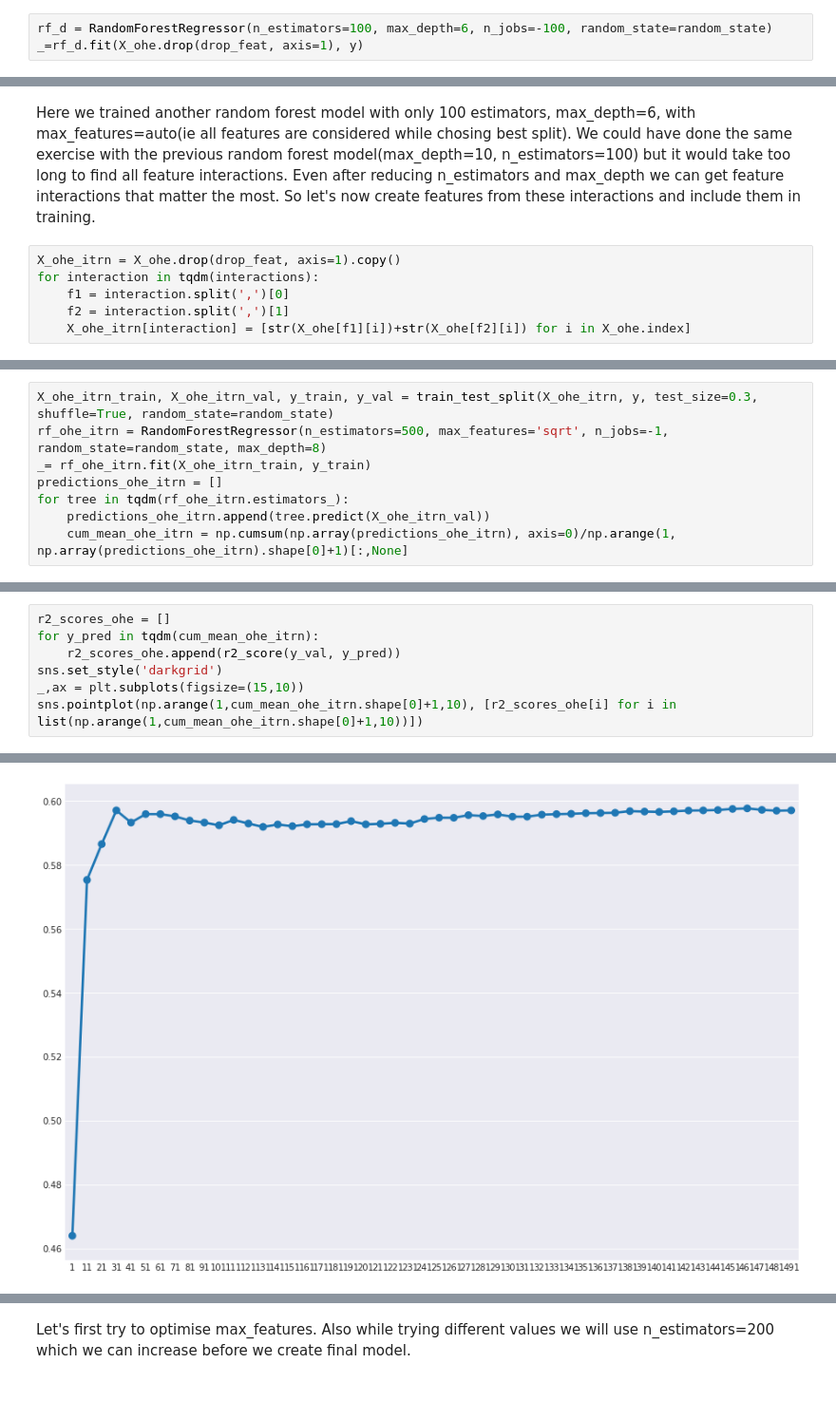
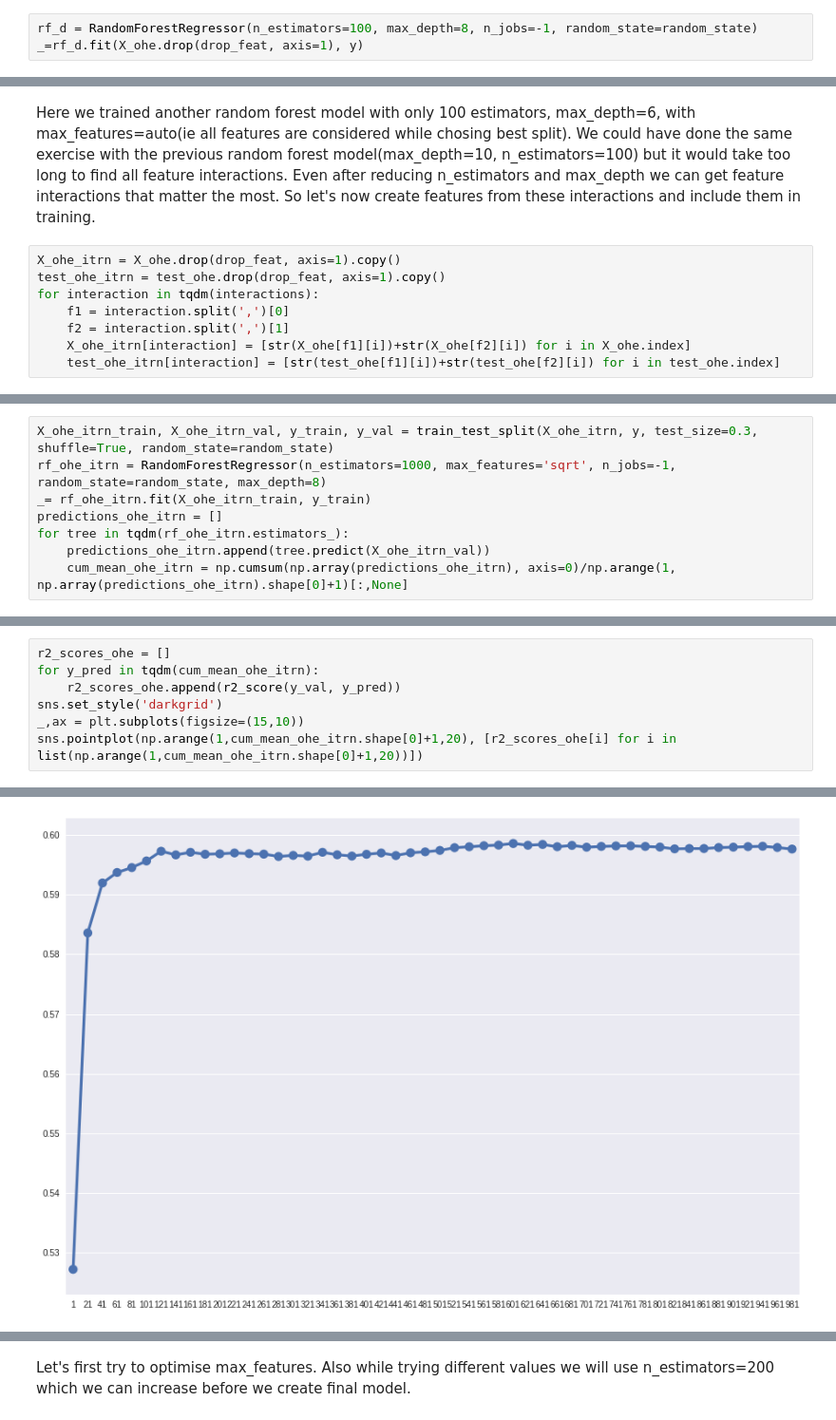
Before and after one commit to skakshay/Merc-Benz-Manufacturing, a Jupyter notebook: nb2.ipynb, the cells around one changed output, grey strips where cells are left out. Shown: that part at 95% size. Drawn from its saved outputs; the diff is of its cells as text; blank space fills up the shorter version.

```diff
--- a/nb2.ipynb
+++ b/nb2.ipynb
@@ -462,7 +442,7 @@ This submission significantly increases our r2 score on kaggle to 0.56237 on pub
 
 Next we will try to figure out frequent feature interactions and try to construct new features.
 # %%
-rf_d = RandomForestRegressor(n_estimators=100, max_depth=6, n_jobs=-100, random_state=random_state)
+rf_d = RandomForestRegressor(n_estimators=100, max_depth=8, n_jobs=-1, random_state=random_state)
 _=rf_d.fit(X_ohe.drop(drop_feat, axis=1), y)
 # %%
 interactions = []
@@ -483,7 +463,9 @@ for tree in tqdm(rf_d.estimators_) :
 Here we trained another random forest model with only 100 estimators, max_depth=6, with max_features=auto(ie all features are considered while chosing best split). We could have done the same exercise with the previous random forest model(max_depth=10, n_estimators=100) but it would take too long to find all feature interactions. Even after reducing n_estimators and max_depth we can get feature interactions that matter the most. So let's now create features from these interactions and include them in training.
 # %%
 X_ohe_itrn = X_ohe.drop(drop_feat, axis=1).copy()
+test_ohe_itrn = test_ohe.drop(drop_feat, axis=1).copy()
 for interaction in tqdm(interactions):
     f1 = interaction.split(',')[0]
     f2 = interaction.split(',')[1]
     X_ohe_itrn[interaction] = [str(X_ohe[f1][i])+str(X_ohe[f2][i]) for i in X_ohe.index]
+    test_ohe_itrn[interaction] = [str(test_ohe[f1][i])+str(test_ohe[f2][i]) for i in test_ohe.index]
@@ -494,6 +514,6 @@ So here we have `X_ohe_itrn` which has all the interactions in one hot encoded f
 # %%
 X_ohe_itrn_train, X_ohe_itrn_val, y_train, y_val = train_test_split(X_ohe_itrn, y, test_size=0.3, shuffle=True, random_state=random_state)
-rf_ohe_itrn = RandomForestRegressor(n_estimators=500, max_features='sqrt', n_jobs=-1, random_state=random_state, max_depth=8)
+rf_ohe_itrn = RandomForestRegressor(n_estimators=1000, max_features='sqrt', n_jobs=-1, random_state=random_state, max_depth=8)
 _= rf_ohe_itrn.fit(X_ohe_itrn_train, y_train)
 predictions_ohe_itrn = []
 for tree in tqdm(rf_ohe_itrn.estimators_):
@@ -511,11 +522,11 @@ RuntimeError: Set changed size during iteration
 # %%
 r2_scores_ohe = []
 for y_pred in tqdm(cum_mean_ohe_itrn):
     r2_scores_ohe.append(r2_score(y_val, y_pred))
 sns.set_style('darkgrid')
 _,ax = plt.subplots(figsize=(15,10))
-sns.pointplot(np.arange(1,cum_mean_ohe_itrn.shape[0]+1,10), [r2_scores_ohe[i] for i in list(np.arange(1,cum_mean_ohe_itrn.shape[0]+1,10))])
+sns.pointplot(np.arange(1,cum_mean_ohe_itrn.shape[0]+1,20), [r2_scores_ohe[i] for i in list(np.arange(1,cum_mean_ohe_itrn.shape[0]+1,20))])
 # %% [output]
 <matplotlib.axes._subplots.AxesSubplot at 0x...>
-[figure, old version]
+[figure, new version]
 # %% [markdown]
```
Also changed, not shown: parts of 31 cells of this notebook.
